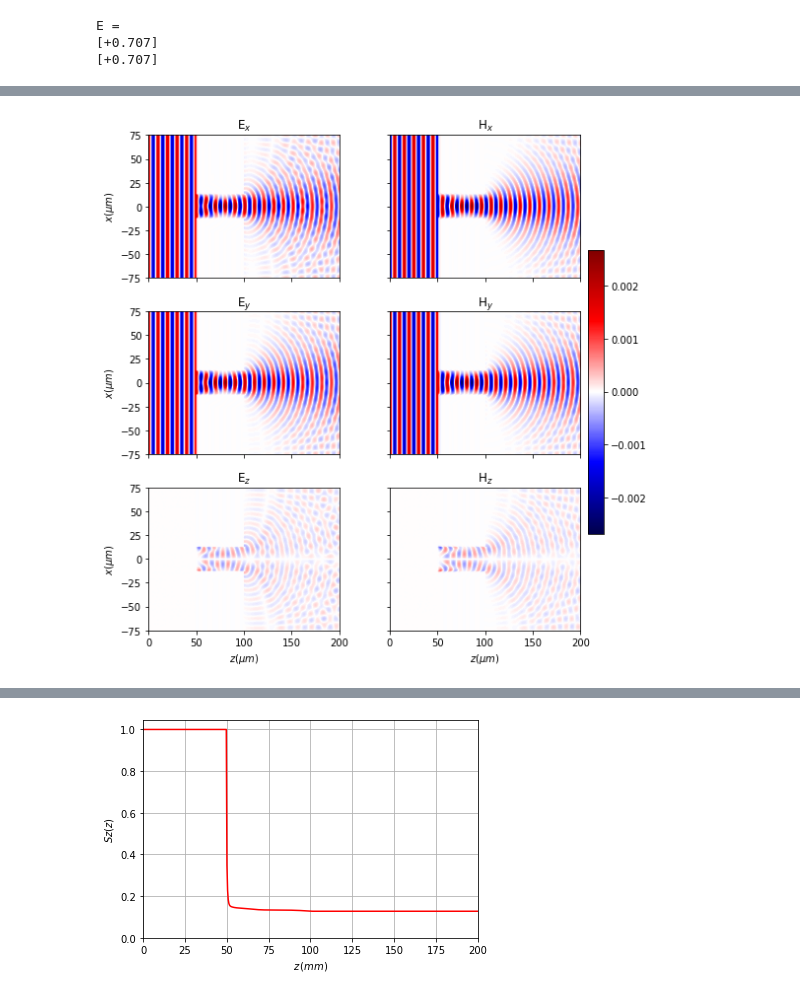
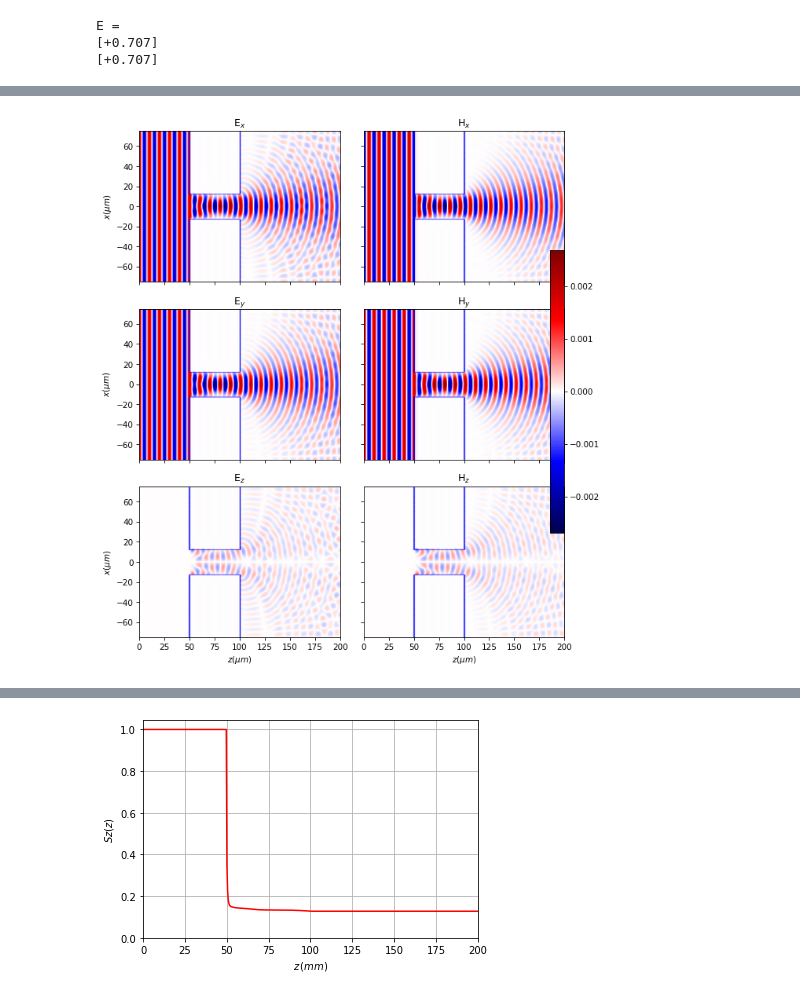
Before and after one commit to aocg-ucm/diffractio, a Jupyter notebook: docs/source/examples_vector/diffraction_slit.ipynb, the cells around one changed output, grey strips where cells are left out. Saved outputs shown, nothing was run; the diff lists cells and outputs as text; code cells hidden in the pictures.

```diff
--- a/docs/source/examples_vector/diffraction_slit.ipynb
+++ b/docs/source/examples_vector/diffraction_slit.ipynb
@@ -74,7 +74,7 @@ EH_xz.draw('phases', percentage_intensity=.001)
 # %%
-EH_xz.draw('EH', logarithm=False, normalize= False, cut_value=None)
+EH_xz.draw('EH', logarithm=False, normalize= False, cut_value=None, draw_borders=True, scale='scaled')
 # %% [output]
-[figure, old version]
+[figure, new version]
 # %%
 P_vector = EH_xz.Poynting_vector()
 # %% [output]
```
Also changed, not shown: parts of 9 cells of this notebook, 3 other files.
